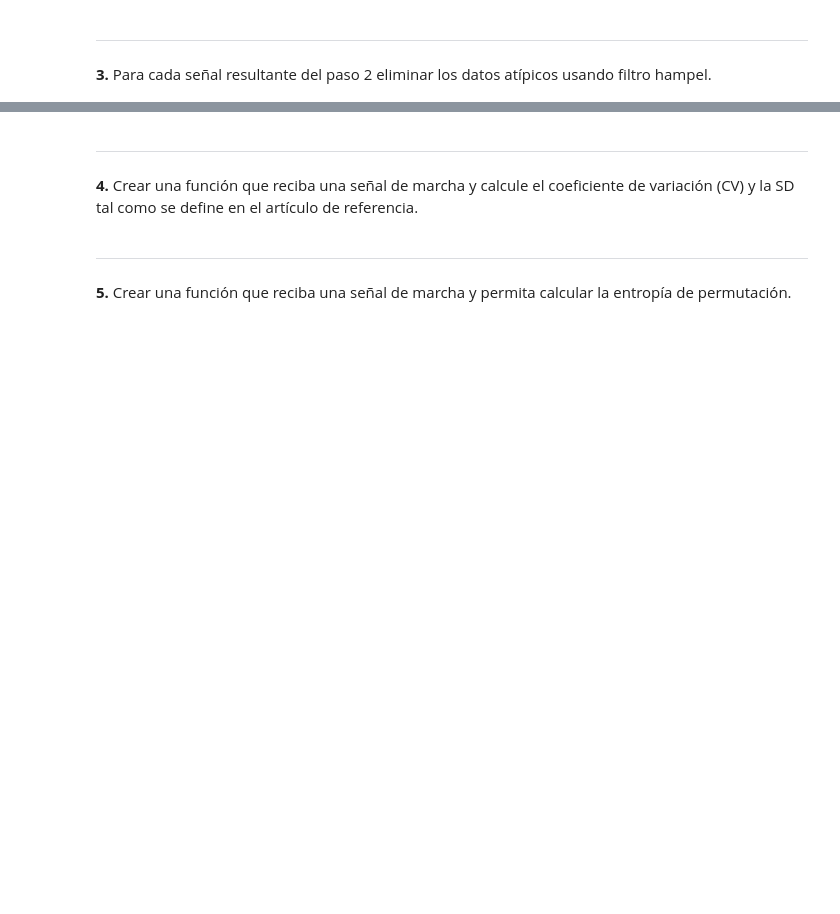
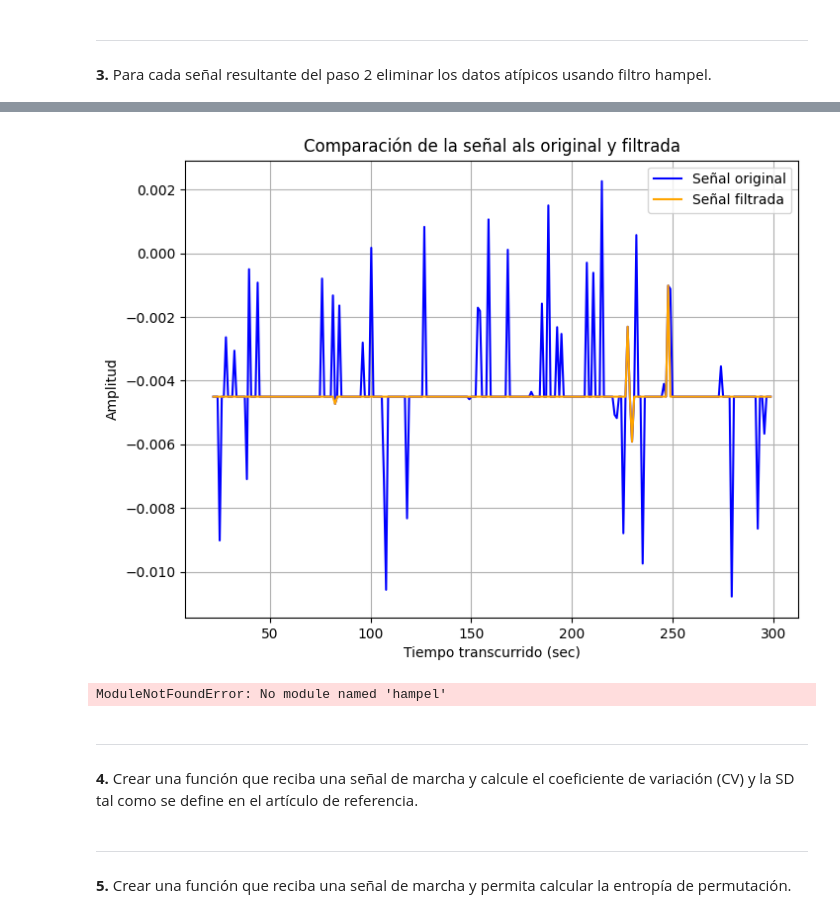
Before and after one commit to NataliaArenasP20/LaboratorioBiosenales, a Jupyter notebook: Proyecto_1/Proyecto1_NataliaArenas_DanielTamayo.ipynb, the cells around one changed output, grey strips where cells are left out. Cells and saved outputs as stored; diff of their text form; code cells hidden in the pictures; blank space fills up the shorter version.

```diff
--- a/Proyecto_1/Proyecto1_NataliaArenas_DanielTamayo.ipynb
+++ b/Proyecto_1/Proyecto1_NataliaArenas_DanielTamayo.ipynb
@@ -350,3 +350,61 @@ changing
+# %%
+import numpy as np
+
+def hampelfilter1(wk, K, FilterParms):
+    """
+    Procedure to implement the Hampel filter.
+    """
+    Thresh = FilterParms[0]
+    filtered_signal = wk.copy()  # Copiar la señal original para no modificarla
+
+    for i in range(K, len(wk) - K):
+        ctr = wk[i]
+        ref = np.median(wk[i-K:i+K+1])  # Calcular la mediana en la ventana
+        AbsDev = abs(wk[i] - ref)
+        MAD = 1.4826 * np.median(abs(wk[i-K:i+K+1] - ref))
+
+        if AbsDev > Thresh * MAD:
+            filtered_signal[i] = ref  # Reemplazar el outlier
+
+    return filtered_signal
+# %%
+# Filtro para datos als
+als_1_filtrada = signals_control[0]  # control 1
+
+tiempo = als_1_filtrada['Tiempo transcurrido (sec)']
+int_pasosi = als_1_filtrada['Intervalos entre pasos pie izquierdo (sec)']
+
+# Aplicar el filtro
+int_pasosi_filtrada = hampelfilter1(int_pasosi, 2, [6])  # Ajusta K según el rango deseado
+
+plt.figure(figsize=(8, 6))
+
+# Graficar la señal original
+plt.plot(tiempo, int_pasosi, label='Señal original', color='blue')
+
+# Graficar la señal filtrada
+plt.plot(tiempo, int_pasosi_filtrada, label='Señal filtrada', color='orange')
+
+plt.title('Comparación de la señal als original y filtrada')
+plt.xlabel('Tiempo transcurrido (sec)')
+plt.ylabel('Amplitud')
+plt.grid()
+plt.legend()
+plt.show()
+# %% [output]
+[figure, added]
+# %%
+import pandas as pd
+from hampel import hampel
+# Sample data as a pandas.Series
+data = int_pasosi
+
+# Apply the Hampel filter
+result = hampel(data, window_size=3, n_sigma=3.0)
+
+print(result.filtered_data)
+# %% [output]
+ModuleNotFoundError: No module named 'hampel'
 # %% [markdown]
 <hr>
 <h8><strong>4.</strong></h8> <h8>Crear una función que reciba una señal de marcha y calcule el coeficiente de variación (CV) y la SD tal como se define en el artículo de referencia.</h8>
```
Also changed, not shown: parts of 5 cells of this notebook.
